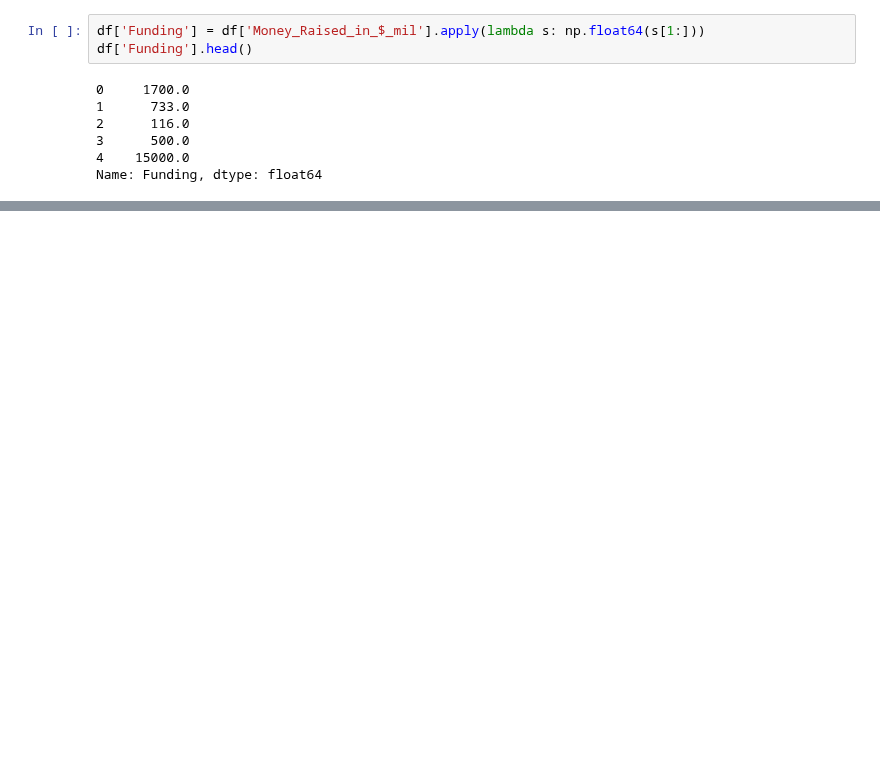
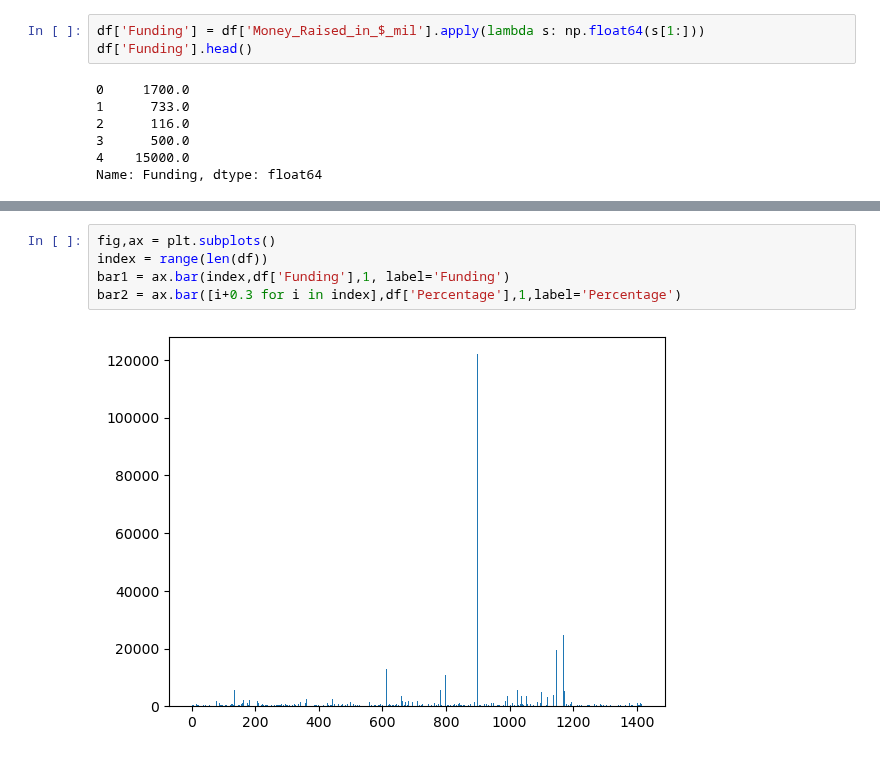
Before and after one commit to COGS108/Group019_WI24, a Jupyter notebook: Kirthin.ipynb, the cells around one changed output, grey strips where cells are left out. Drawn from its saved outputs; the diff is of its cells as text; blank space fills up the shorter version.

```diff
--- a/Kirthin.ipynb
+++ b/Kirthin.ipynb
@@ -30,0 +93,7 @@ Name: Funding, dtype: float64
+# %%
+fig,ax = plt.subplots()
+index = range(len(df))
+bar1 = ax.bar(index,df['Funding'],1, label='Funding')
+bar2 = ax.bar([i+0.3 for i in index],df['Percentage'],1,label='Percentage')
+# %% [output]
+[figure, added]
```
Also changed, not shown: parts of 14 cells of this notebook.
